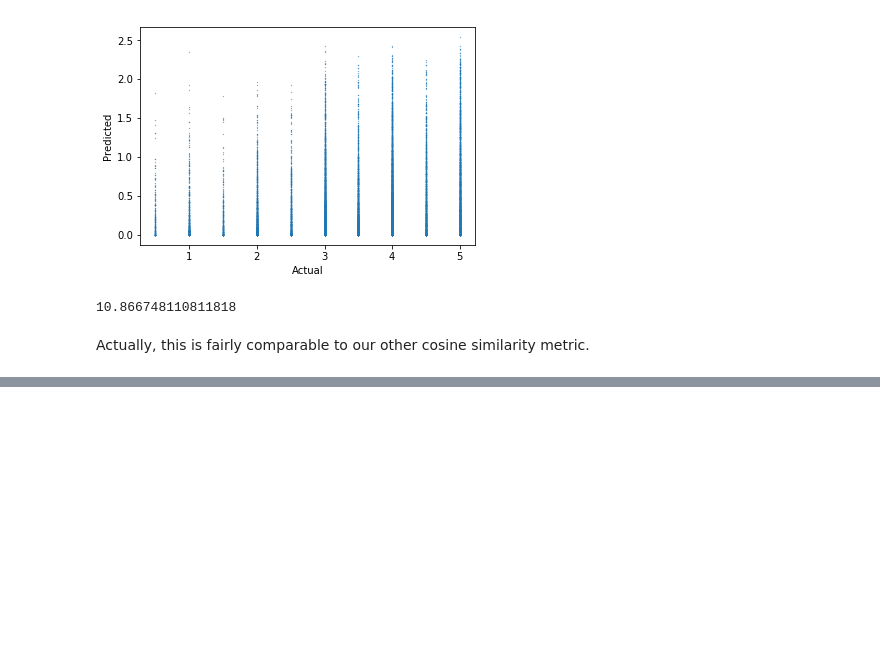
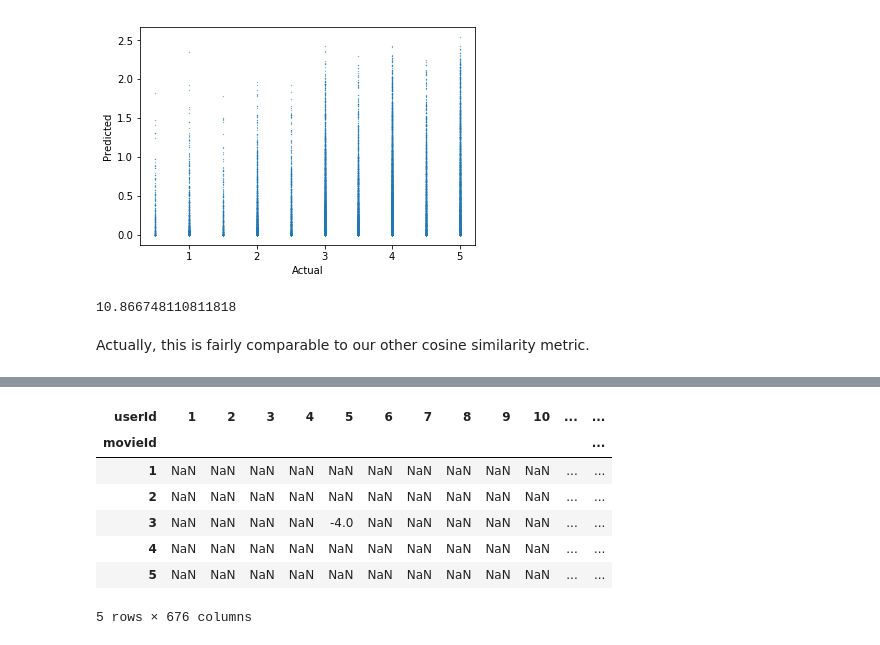
Before and after one commit to ahriley/movie-matchmaker, a Jupyter notebook: 1_pearson.ipynb, the cells around one changed output, grey strips where cells are left out. Saved outputs shown, nothing was run; the diff lists cells and outputs as text; code cells hidden in the pictures; blank space fills up the shorter version.

```diff
--- a/1_pearson.ipynb
+++ b/1_pearson.ipynb
@@ -271,0 +457,16 @@ Actually, this is fairly comparable to our other cosine similarity metric.
+# %%
+### Estimate the ratings for this user and record the sample size of the estimate (larger numbers means better statistics)
+temp_weights['pred'] = [float(a)/b for a,b in zip(temp_weights['sum'],temp_weights['sumweights'])]
+temp_weights['pred'].head()
+temp_weights['size'] = temp_weights.count(axis=1) ## counts the number of non-Nan values in a row
+# %%
+temp_weights.head()
+# %% [output]
+| userId | 1 | 2 | 3 | 4 | 5 | 6 | 7 | 8 | 9 | 10 | ... | ... |
+| movieId |  |  |  |  |  |  |  |  |  |  |  | ... |
+| 1 | NaN | NaN | NaN | NaN | NaN | NaN | NaN | NaN | NaN | NaN | ... | ... |
+| 2 | NaN | NaN | NaN | NaN | NaN | NaN | NaN | NaN | NaN | NaN | ... | ... |
+| 3 | NaN | NaN | NaN | NaN | -4.0 | NaN | NaN | NaN | NaN | NaN | ... | ... |
+| 4 | NaN | NaN | NaN | NaN | NaN | NaN | NaN | NaN | NaN | NaN | ... | ... |
+| 5 | NaN | NaN | NaN | NaN | NaN | NaN | NaN | NaN | NaN | NaN | ... | ... |
+5 rows × 676 columns
```
Also changed, not shown: parts of 27 cells of this notebook.
